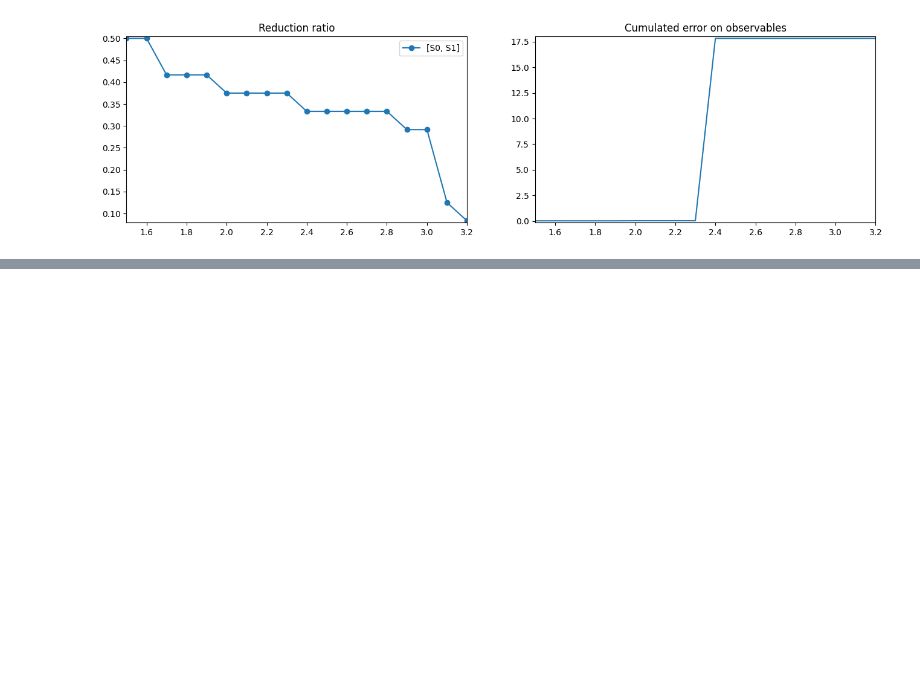
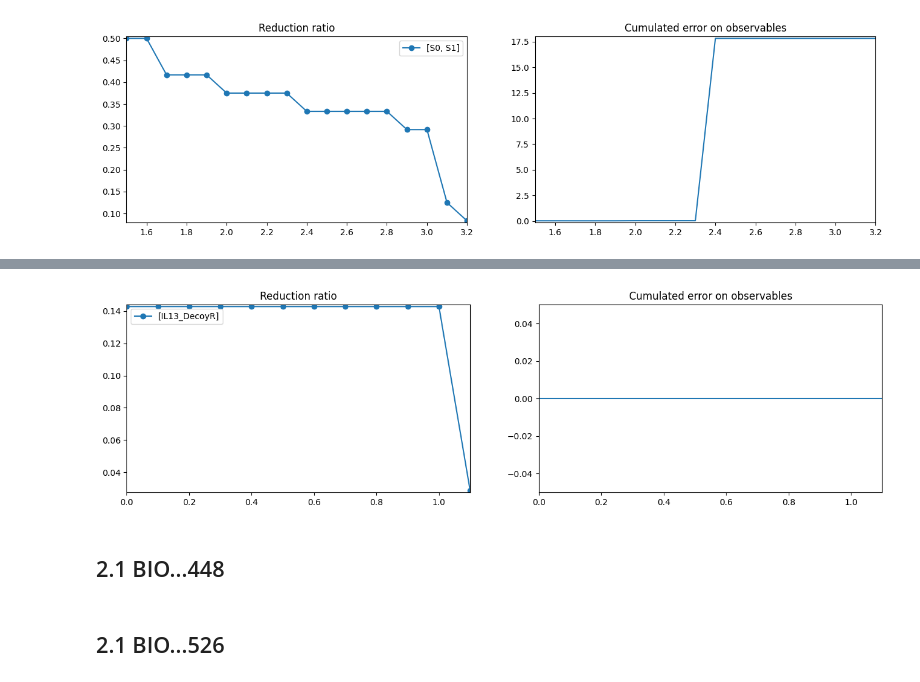
Before and after one commit to clue-developers/CLUE, a Jupyter notebook: notebooks/numerical_tests.ipynb, the cells around one changed output, grey strips where cells are left out. Cells and saved outputs as stored; diff of their text form; code cells hidden in the pictures; blank space fills up the shorter version.

```diff
--- a/notebooks/numerical_tests.ipynb
+++ b/notebooks/numerical_tests.ipynb
@@ -118,0 +289,3 @@ create_figure(graphs, title=["Reduction ratio", "Cumulated error on observables"
+# %%
+name, init_delta, increase_delta, t0, t1 = "BIOMD0000000313[sympy]", 0, 0.1, 0.0, 1.0
+(system, lumped, numerical), graphs = run_exact_test(name, init_delta, increase_delta, t0=t0, t1=t1)
@@ -118,0 +310,6 @@ create_figure(graphs, title=["Reduction ratio", "Cumulated error on observables"
+# %%
+create_figure(graphs, title=["Reduction ratio", "Cumulated error on observables"], format=["-o", "-"]);
+# %% [output]
+[figure, added]
+# %% [markdown]
+## 2.1 BIO...448
@@ -118,0 +321,2 @@ create_figure(graphs, title=["Reduction ratio", "Cumulated error on observables"
+# %% [markdown]
+## 2.1 BIO...526
```
Also changed, not shown: parts of 20 cells of this notebook, 1 other file.
